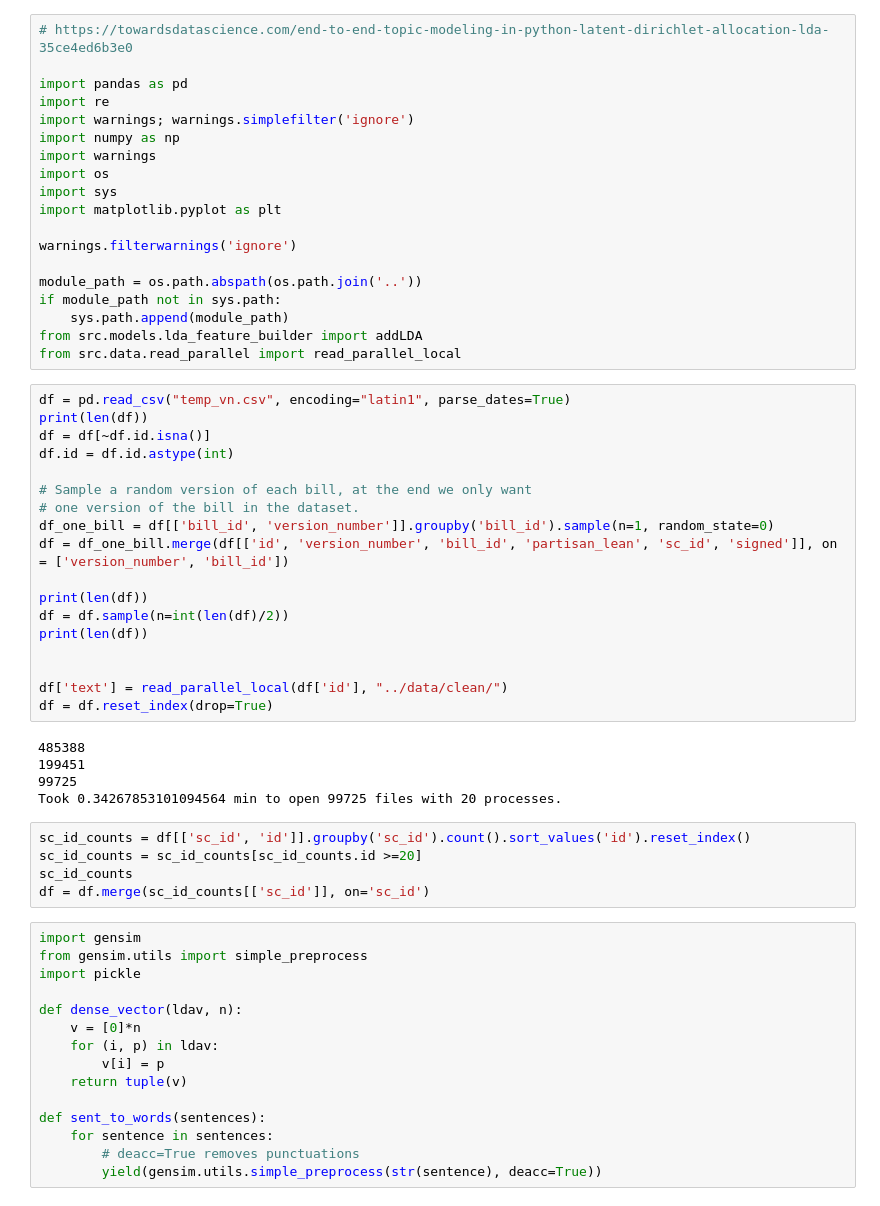
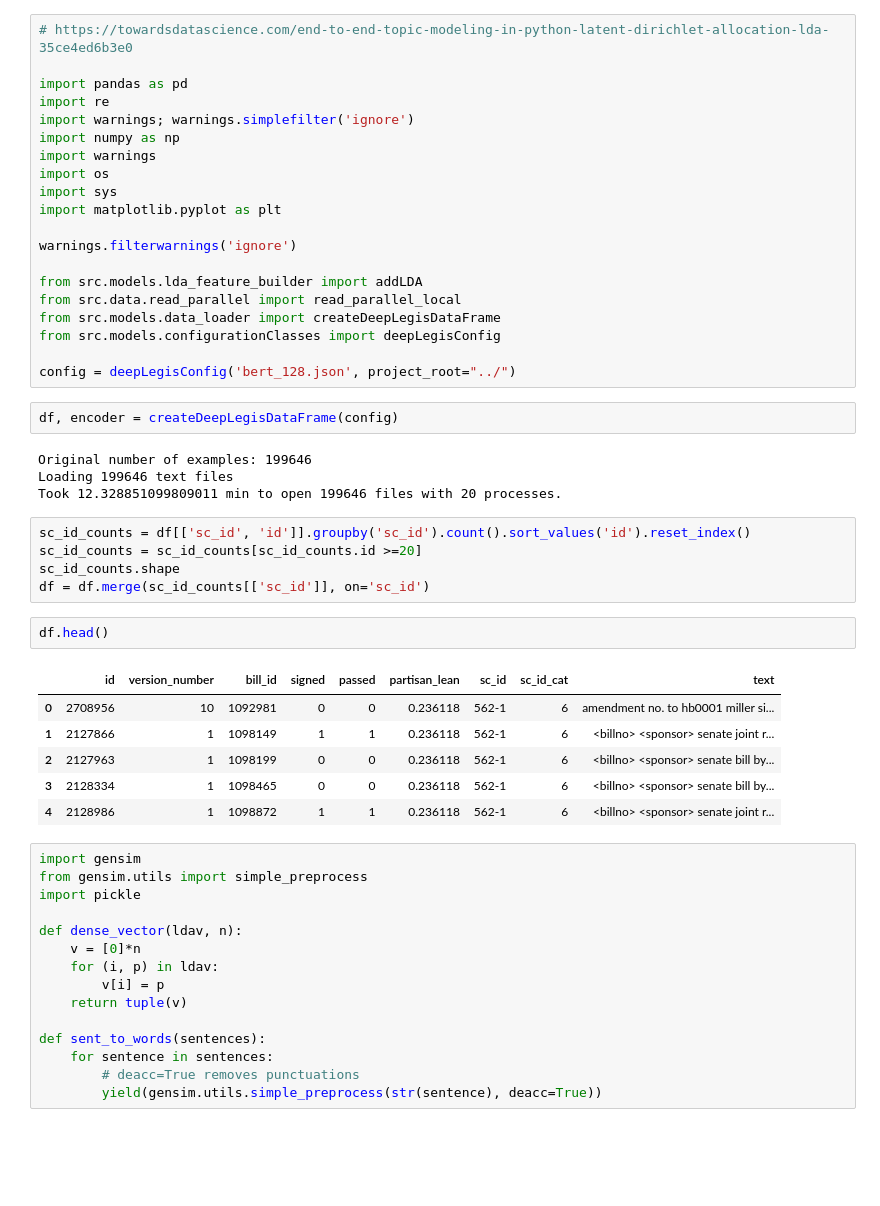
Before and after one commit to lukevancleve/govhawk_ml, a Jupyter notebook: notebooks/basic_model_specification_search.ipynb, the cells around one changed output. Saved outputs shown, nothing was run; the diff lists cells and outputs as text; blank space fills up the shorter version.

```diff
--- a/notebooks/basic_model_specification_search.ipynb
+++ b/notebooks/basic_model_specification_search.ipynb
@@ -12,39 +12,32 @@ import matplotlib.pyplot as plt
 
 warnings.filterwarnings('ignore')
 
-module_path = os.path.abspath(os.path.join('..'))
-if module_path not in sys.path:
-    sys.path.append(module_path)
 from src.models.lda_feature_builder import addLDA
 from src.data.read_parallel import read_parallel_local
+from src.models.data_loader import createDeepLegisDataFrame
+from src.models.configurationClasses import deepLegisConfig
+
+config = deepLegisConfig('bert_128.json', project_root="../")
-# %%
-df = pd.read_csv("temp_vn.csv", encoding="latin1", parse_dates=True)
-print(len(df))
-df = df[~df.id.isna()]
-df.id = df.id.astype(int)
-
-# Sample a random version of each bill, at the end we only want
-# one version of the bill in the dataset.
-df_one_bill = df[['bill_id', 'version_number']].groupby('bill_id').sample(n=1, random_state=0)
-df = df_one_bill.merge(df[['id', 'version_number', 'bill_id', 'partisan_lean', 'sc_id', 'signed']], on = ['version_number', 'bill_id'])
-
-print(len(df))
-df = df.sample(n=int(len(df)/2))
-print(len(df))
-
-
-df['text'] = read_parallel_local(df['id'], "../data/clean/")
-df = df.reset_index(drop=True)
-# %% [output]
-485388
-199451
-99725
-Took 0.34267853101094564 min to open 99725 files with 20 processes.
+# %%
+df, encoder = createDeepLegisDataFrame(config)
+# %% [output]
+Original number of examples: 199646
+Loading 199646 text files
+Took 12.328851099809011 min to open 199646 files with 20 processes.
 # %%
 sc_id_counts = df[['sc_id', 'id']].groupby('sc_id').count().sort_values('id').reset_index()
 sc_id_counts = sc_id_counts[sc_id_counts.id >=20]
-sc_id_counts
+sc_id_counts.shape
 df = df.merge(sc_id_counts[['sc_id']], on='sc_id')
+# %%
+df.head()
+# %% [output]
+|  | id | version_number | bill_id | signed | passed | partisan_lean | sc_id | sc_id_cat | text |
+| 0 | 2708956 | 10 | 1092981 | 0 | 0 | 0.236118 | 562-1 | 6 | amendment no. to hb0001 miller si... |
+| 1 | 2127866 | 1 | 1098149 | 1 | 1 | 0.236118 | 562-1 | 6 | <billno> <sponsor> senate joint r... |
+| 2 | 2127963 | 1 | 1098199 | 0 | 0 | 0.236118 | 562-1 | 6 | <billno> <sponsor> senate bill by... |
+| 3 | 2128334 | 1 | 1098465 | 0 | 0 | 0.236118 | 562-1 | 6 | <billno> <sponsor> senate bill by... |
+| 4 | 2128986 | 1 | 1098872 | 1 | 1 | 0.236118 | 562-1 | 6 | <billno> <sponsor> senate joint r... |
 # %%
 import gensim
 from gensim.utils import simple_preprocess
```
Also changed, not shown: parts of 18 cells of this notebook, 9 other files.
